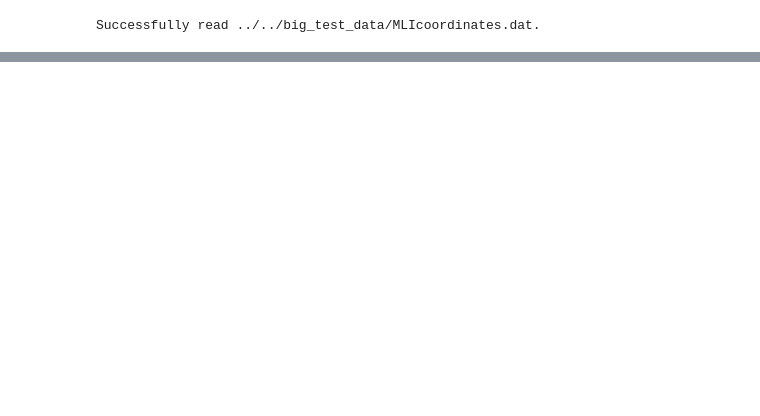
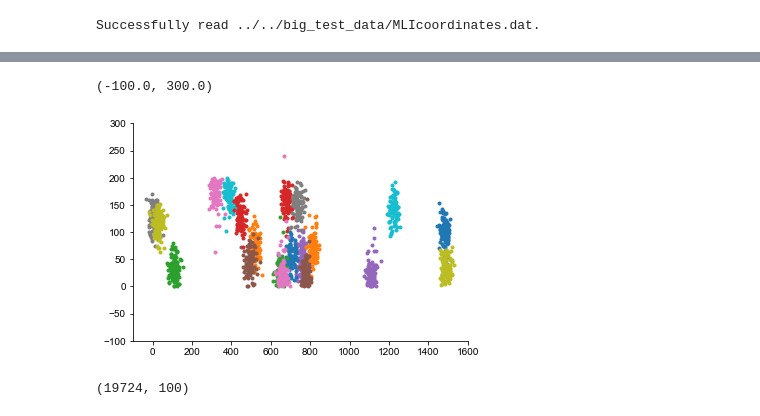
Before and after one commit to CNS-OIST/pycabnn, a Jupyter notebook: notebooks/MLI_3D_con.ipynb, the cells around one changed output, grey strips where cells are left out. Cells and saved outputs as stored; diff of their text form; code cells hidden in the pictures; blank space fills up the shorter version.

Commit message:
add the new axon generation

```diff
--- a/notebooks/MLI_3D_con.ipynb
+++ b/notebooks/MLI_3D_con.ipynb
@@ -148,0 +241,14 @@ plt.savefig('ngap_vs_dist.png', dpi=600)
+# %%
+for i in range(20):
+    plt.plot(axont1[i,:,0], axont1[i,:,2], '.')
+
+plt.xlim([-100, 1600])
+plt.ylim([-100, 300])
+# %% [output]
+(-100.0, 300.0)
+[figure, added]
+# %%
+id_axons.shape
+id_axons.shape
+# %% [output]
+(19724, 100)
```
Also changed, not shown: parts of 35 cells of this notebook, 3 other files.
